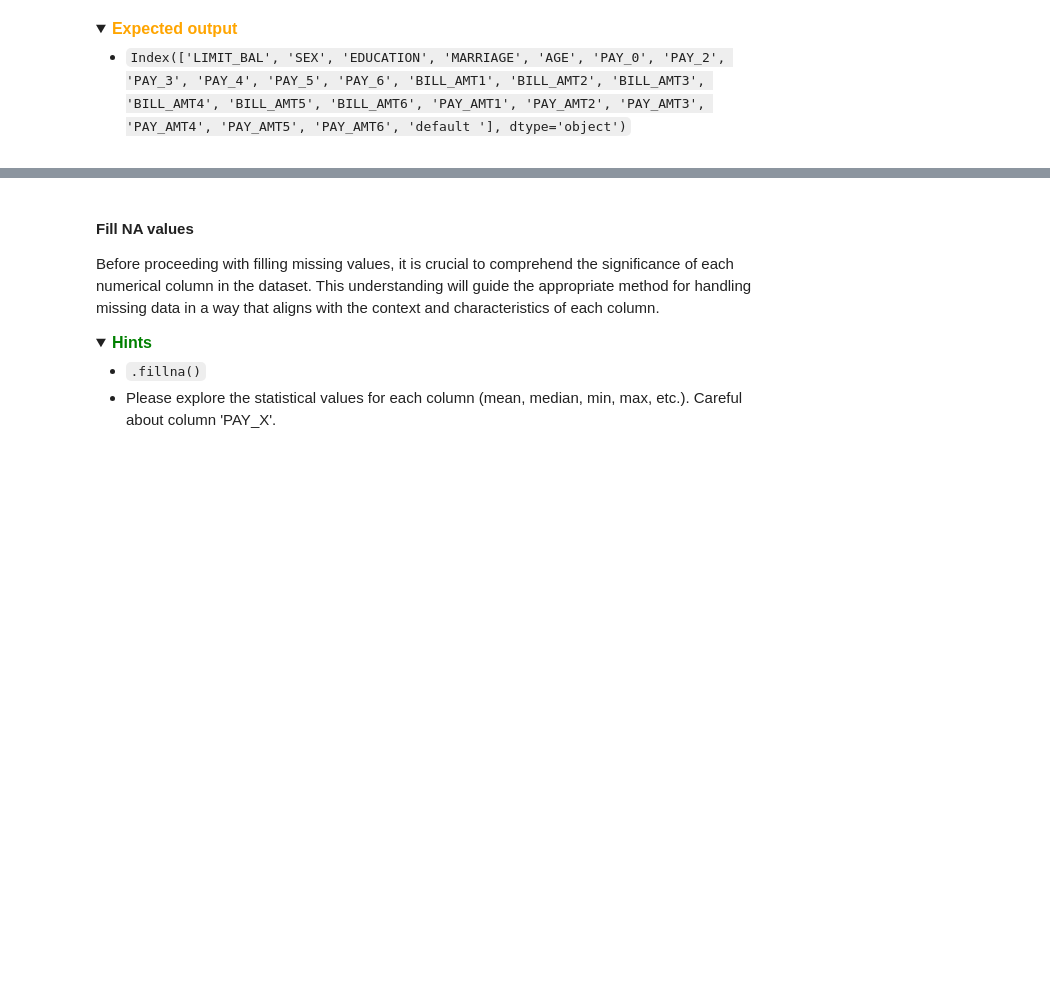
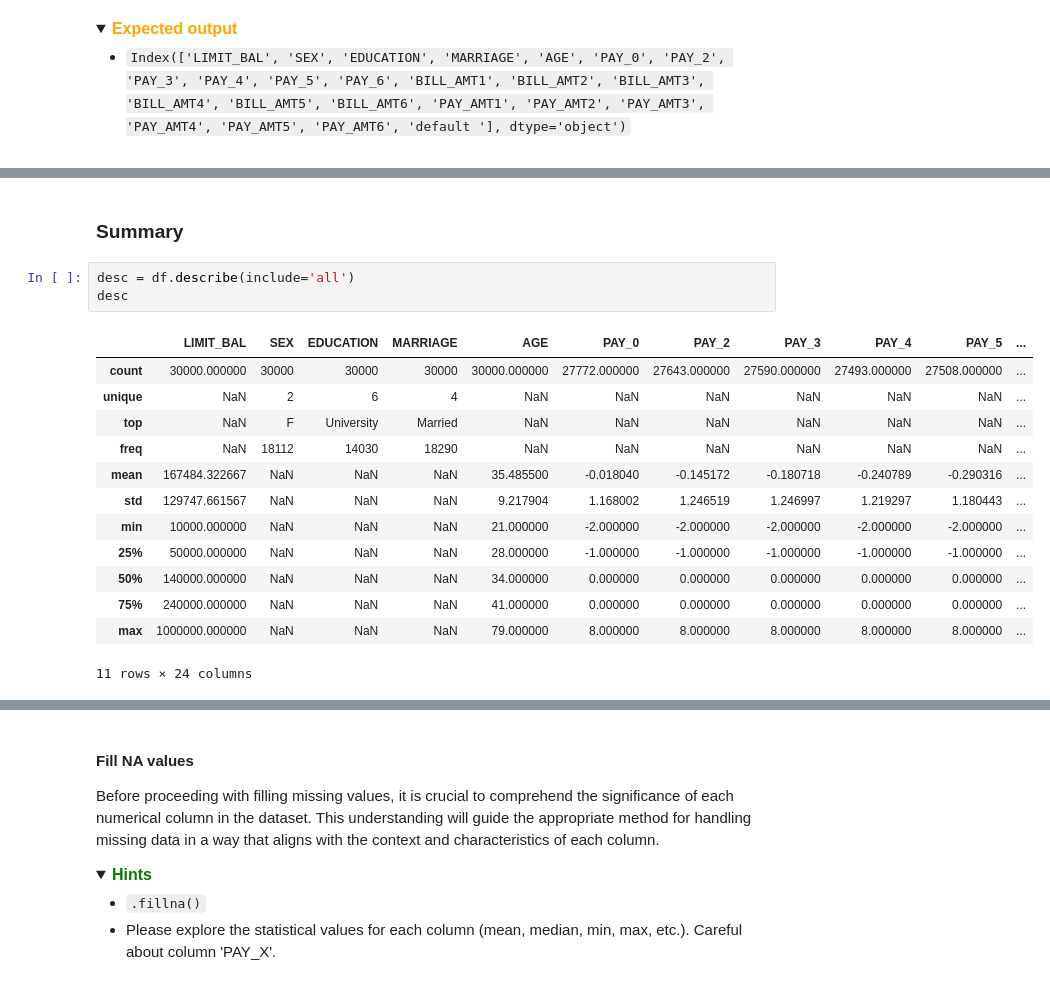
Before and after one commit to MrYellowSock/CE_MACHINE_LEARNING, a Jupyter notebook: lab1/Lab1-2.ipynb, the cells around one changed output, grey strips where cells are left out. Drawn from its saved outputs; the diff is of its cells as text; folded sections open; blank space fills up the shorter version.

```diff
--- a/lab1/Lab1-2.ipynb
+++ b/lab1/Lab1-2.ipynb
@@ -97,0 +110,19 @@ df.columns
+# %% [markdown]
+### Summary
+# %%
+desc = df.describe(include='all')
+desc
+# %% [output]
+|  | LIMIT_BAL | SEX | EDUCATION | MARRIAGE | AGE | PAY_0 | PAY_2 | PAY_3 | PAY_4 | PAY_5 | ... |
+| count | 30000.000000 | 30000 | 30000 | 30000 | 30000.000000 | 27772.000000 | 27643.000000 | 27590.000000 | 27493.000000 | 27508.000000 | ... |
+| unique | NaN | 2 | 6 | 4 | NaN | NaN | NaN | NaN | NaN | NaN | ... |
+| top | NaN | F | University | Married | NaN | NaN | NaN | NaN | NaN | NaN | ... |
+| freq | NaN | 18112 | 14030 | 18290 | NaN | NaN | NaN | NaN | NaN | NaN | ... |
+| mean | 167484.322667 | NaN | NaN | NaN | 35.485500 | -0.018040 | -0.145172 | -0.180718 | -0.240789 | -0.290316 | ... |
+| std | 129747.661567 | NaN | NaN | NaN | 9.217904 | 1.168002 | 1.246519 | 1.246997 | 1.219297 | 1.180443 | ... |
+| min | 10000.000000 | NaN | NaN | NaN | 21.000000 | -2.000000 | -2.000000 | -2.000000 | -2.000000 | -2.000000 | ... |
+| 25% | 50000.000000 | NaN | NaN | NaN | 28.000000 | -1.000000 | -1.000000 | -1.000000 | -1.000000 | -1.000000 | ... |
+| 50% | 140000.000000 | NaN | NaN | NaN | 34.000000 | 0.000000 | 0.000000 | 0.000000 | 0.000000 | 0.000000 | ... |
+| 75% | 240000.000000 | NaN | NaN | NaN | 41.000000 | 0.000000 | 0.000000 | 0.000000 | 0.000000 | 0.000000 | ... |
+| max | 1000000.000000 | NaN | NaN | NaN | 79.000000 | 8.000000 | 8.000000 | 8.000000 | 8.000000 | 8.000000 | ... |
+11 rows × 24 columns
```
Also changed, not shown: parts of 23 cells of this notebook.
